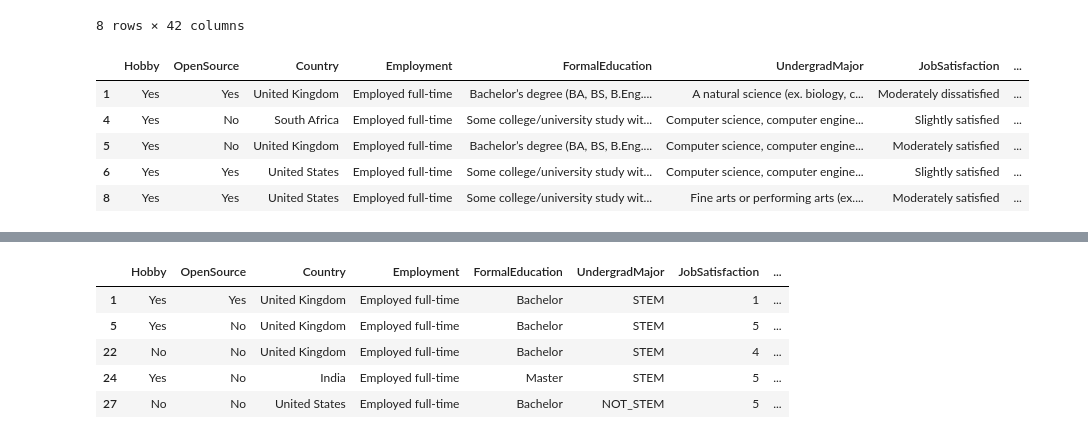
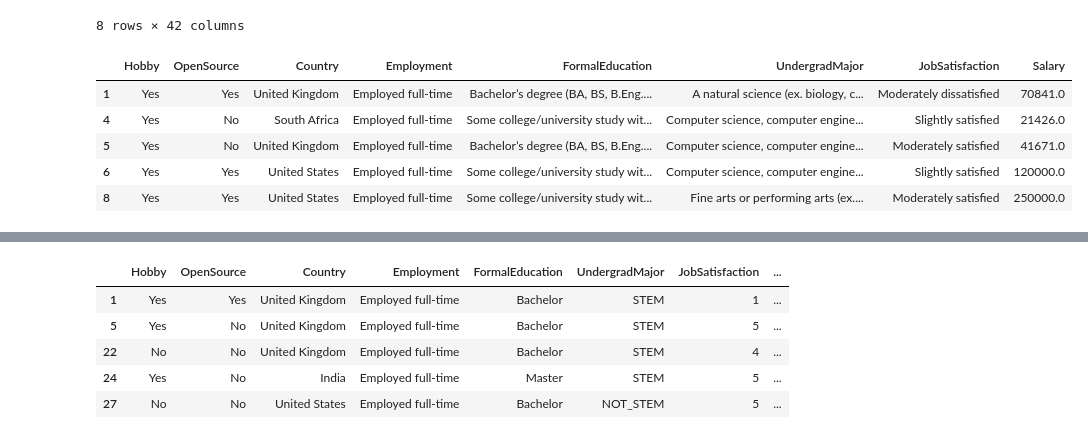
Before and after one commit to drchapman-17/faikr-bn, a Jupyter notebook: demo_V2.ipynb, the cells around one changed output, grey strips where cells are left out. Drawn from its saved outputs; the diff is of its cells as text; code cells hidden in the pictures.

```diff
--- a/demo_V2.ipynb
+++ b/demo_V2.ipynb
@@ -28,16 +28,17 @@ None
 # %%
 columns=['Hobby','OpenSource','Country','Employment',\
     'FormalEducation','UndergradMajor','JobSatisfaction','ConvertedSalary']
 
 data=df.get(columns).dropna()
+data=data.rename(columns={'ConvertedSalary':'Salary'})
 data.head()
 # %% [output]
-|  | Hobby | OpenSource | Country | Employment | FormalEducation | UndergradMajor | JobSatisfaction | ... |
-| 1 | Yes | Yes | United Kingdom | Employed full-time | Bachelor’s degree (BA, BS, B.Eng.... | A natural science (ex. biology, c... | Moderately dissatisfied | ... |
-| 4 | Yes | No | South Africa | Employed full-time | Some college/university study wit... | Computer science, computer engine... | Slightly satisfied | ... |
-| 5 | Yes | No | United Kingdom | Employed full-time | Bachelor’s degree (BA, BS, B.Eng.... | Computer science, computer engine... | Moderately satisfied | ... |
-| 6 | Yes | Yes | United States | Employed full-time | Some college/university study wit... | Computer science, computer engine... | Slightly satisfied | ... |
-| 8 | Yes | Yes | United States | Employed full-time | Some college/university study wit... | Fine arts or performing arts (ex.... | Moderately satisfied | ... |
+|  | Hobby | OpenSource | Country | Employment | FormalEducation | UndergradMajor | JobSatisfaction | Salary |
+| 1 | Yes | Yes | United Kingdom | Employed full-time | Bachelor’s degree (BA, BS, B.Eng.... | A natural science (ex. biology, c... | Moderately dissatisfied | 70841.0 |
+| 4 | Yes | No | South Africa | Employed full-time | Some college/university study wit... | Computer science, computer engine... | Slightly satisfied | 21426.0 |
+| 5 | Yes | No | United Kingdom | Employed full-time | Bachelor’s degree (BA, BS, B.Eng.... | Computer science, computer engine... | Moderately satisfied | 41671.0 |
+| 6 | Yes | Yes | United States | Employed full-time | Some college/university study wit... | Computer science, computer engine... | Slightly satisfied | 120000.0 |
+| 8 | Yes | Yes | United States | Employed full-time | Some college/university study wit... | Fine arts or performing arts (ex.... | Moderately satisfied | 250000.0 |
 # %%
 js_dict = {
     'Extremely dissatisfied':0,
```
Also changed, not shown: parts of 6 cells of this notebook.
